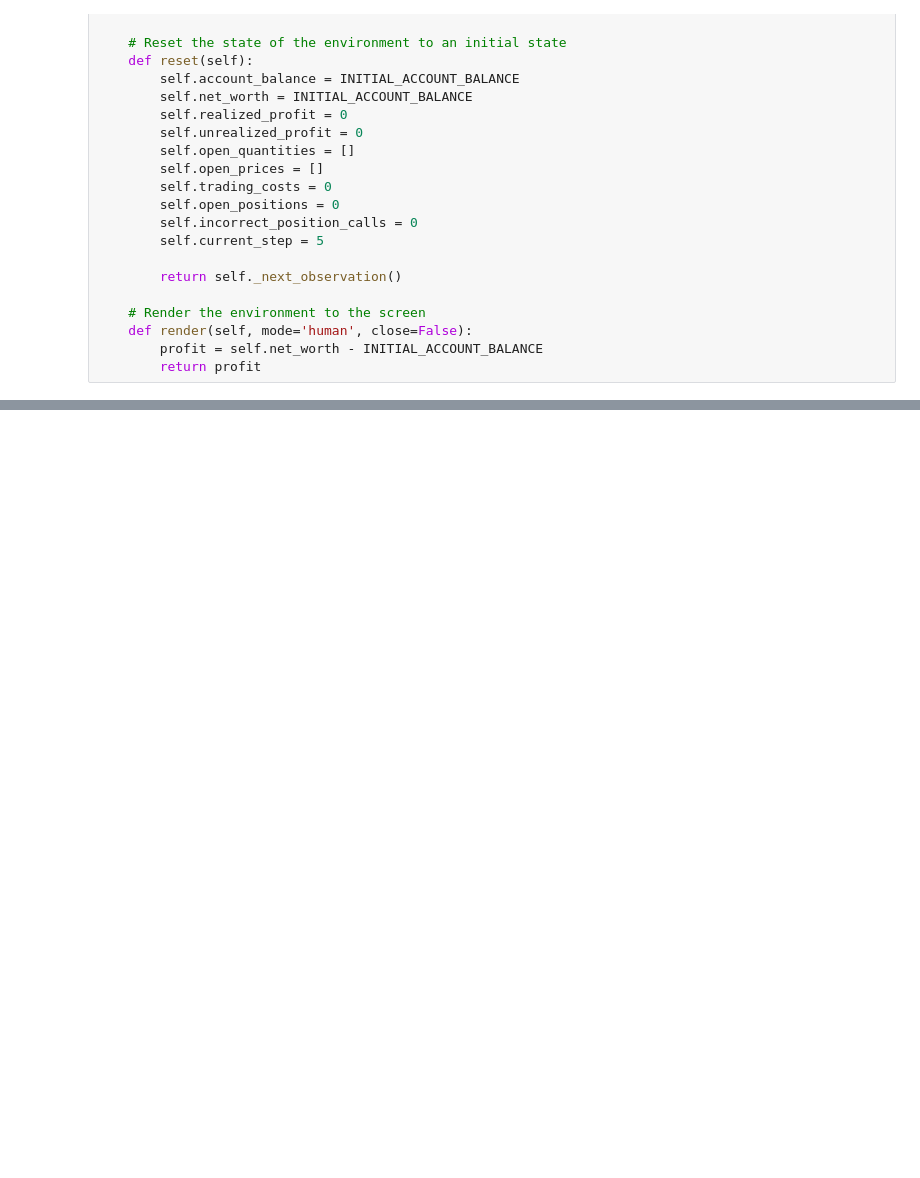
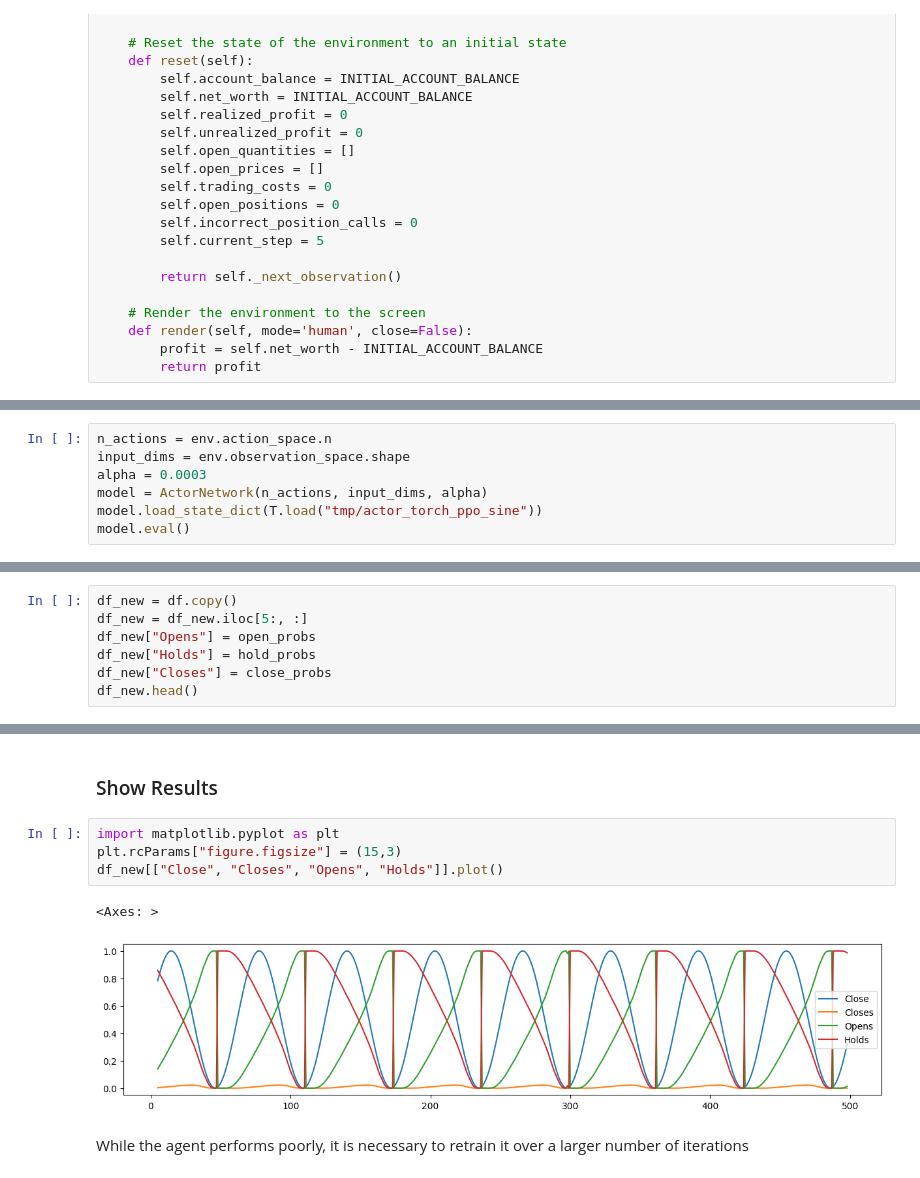
Before and after one commit to dkalenov/ML-Stock-Crypto-Trading, a Jupyter notebook: PPO_Sine_Wave.ipynb, the cells around one changed output, grey strips where cells are left out. Cells and saved outputs as stored; diff of their text form; blank space fills up the shorter version.

```diff
--- a/PPO_Sine_Wave.ipynb
+++ b/PPO_Sine_Wave.ipynb
@@ -291,0 +626,7 @@ Incorrect Calls:  0
+# %%
+n_actions = env.action_space.n
+input_dims = env.observation_space.shape
+alpha = 0.0003
+model = ActorNetwork(n_actions, input_dims, alpha)
+model.load_state_dict(T.load("tmp/actor_torch_ppo_sine"))
+model.eval()
@@ -291,0 +702,7 @@ Incorrect Calls:  0
+# %%
+df_new = df.copy()
+df_new = df_new.iloc[5:, :]
+df_new["Opens"] = open_probs
+df_new["Holds"] = hold_probs
+df_new["Closes"] = close_probs
+df_new.head()
@@ -291,0 +716,11 @@ Incorrect Calls:  0
+# %% [markdown]
+### Show Results
+# %%
+import matplotlib.pyplot as plt
+plt.rcParams["figure.figsize"] = (15,3)
+df_new[["Close", "Closes", "Opens", "Holds"]].plot()
+# %% [output]
+<Axes: >
+[figure, added]
+# %% [markdown]
+While the agent performs poorly, it is necessary to retrain it over a larger number of iterations
```
Also changed, not shown: parts of 18 cells of this notebook.
